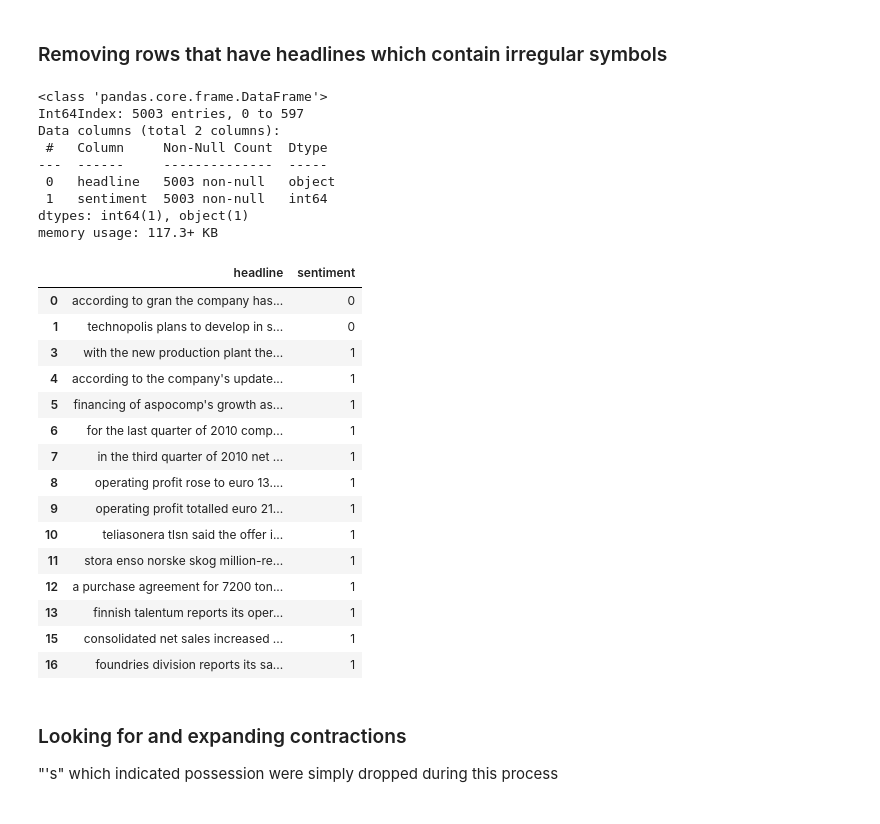
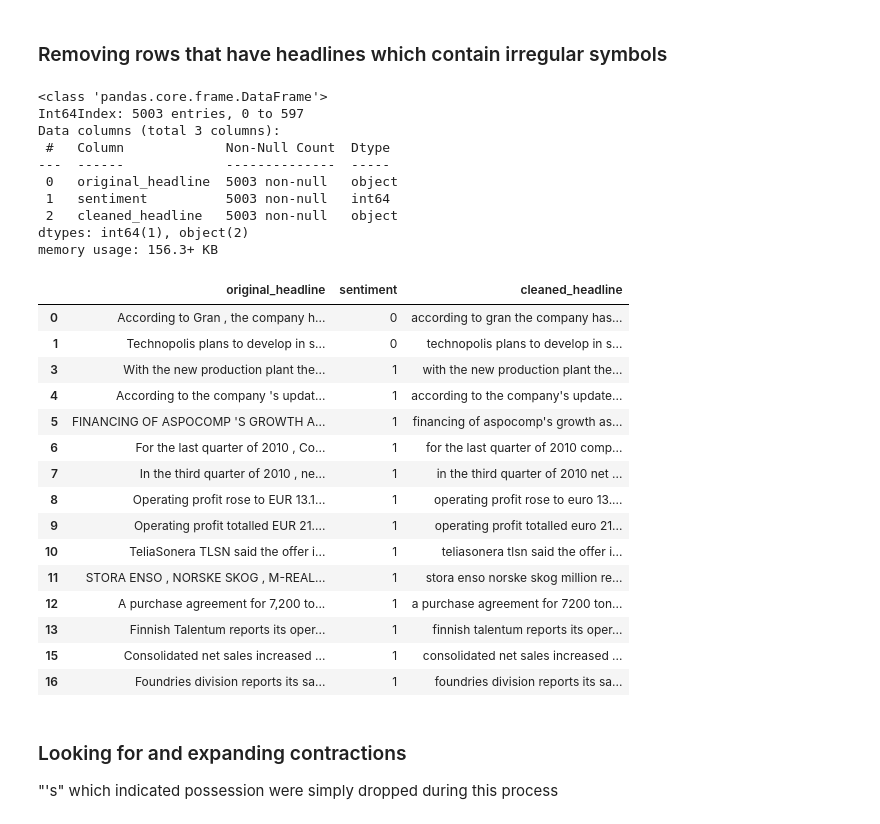
Before and after one commit to arnodunstatter/COSC4337-project, a Jupyter notebook: Financial_Sentiment_Analysis_Project.ipynb, the cells around one changed output. Cells and saved outputs as stored; diff of their text form; code cells hidden in the pictures.

```diff
--- a/Financial_Sentiment_Analysis_Project.ipynb
+++ b/Financial_Sentiment_Analysis_Project.ipynb
@@ -177,10 +177,10 @@ primaryDS.head()
 | 4 | According to the company 's updat... | 1 |
 # %%
 # Arno
-# now we need to standardize the names of the columns - we'll use "headline" and "sentiment"
-primaryDS = primaryDS.rename(columns={"News Headline":"headline","Sentiment":"sentiment"})
-secondaryDS = secondaryDS.rename(columns={"text":"headline"})
-tertiaryDS = tertiaryDS.rename(columns={"title":"headline"})
+# now we need to standardize the names of the columns - we'll use "original_headline" and "sentiment"
+primaryDS = primaryDS.rename(columns={"News Headline":"original_headline","Sentiment":"sentiment"})
+secondaryDS = secondaryDS.rename(columns={"text":"original_headline"})
+tertiaryDS = tertiaryDS.rename(columns={"title":"original_headline"})
 # %%
 # Arno
 primaryDS.head()
@@ -235,7 +235,7 @@ def clean_h(h):
   h = h
 
   h = re.sub(r'\s+', ' ', h) # For extra spaces
-  h = re.sub(r'\s+\-+\s+(\-+\s+)*', ' - ', h) # For extra "-"
+  h = re.sub#(r'\s+\-+\s+(\-+\s+)*', ' - ', h) # For extra "-"
 
   h = re.sub(r'(\d)\s+percent\b', r'\1%', h)
   #h = re.sub(r'(\d+(.\d+)?)\s+(dollar|dollars)\b', r'$\1', h)
@@ -252,62 +252,62 @@ def clean_h(h):
   h = re.sub(r'\beur\s+o\b', 'euro', h)
   h = re.sub(r'\beur\s*([^o])', r'euro \1', h)
   h = re.sub(r'\bmeur\b', 'm euro', h)
   h = re.sub(r'(\d+)(m|mn|mln)', r'\1 \2', h)
   h = re.sub(r'\bm\b|\bmn\b|\bmln\b', 'million', h) # Million abbreviations
   h = re.sub(r'(\d+%?)\s*\-\s*($?\d+)', r'\1–\2', h) # For number ranges (character: en-dash)
-  h = re.sub(r'([a-z]+)\s+\-\s+([a-z]+)', r'\1-\2', h) # For hypens
+  h = re.sub(r'\-', ' ', h) # Remove hypens
   # Parenthesis:
-  h = re.sub(r'\(\s+', "(", h)
-  h = re.sub(r'\s+\)', ")", h)
+  h = re.sub(r'\(\s+', "", h)
+  h = re.sub(r'\s+\)', "", h)
 
   h = re.sub(r'\s+', ' ', h) # For extra spaces
 
   return h
 
-#cleaned_h = []
 already_clean_h = []
-for h in data['headline']: # for each headline
+for h in data['original_headline']: # for each headline
   h = h.lower()
   # ^ indicates not when in [] - if the string contains anything not in our allowable character set replaces it with nothing, then strip spaces from beginning and end
   #cleaned_h.append(re.sub(r'[^a-zA-Z0-9\s,.:\'?!$%&()_-]+', '', h).strip())
   if not bool(re.search('[^a-z0-9\s,.:\'?!$%&()_-]+', h)):
     already_clean_h.append(clean_h(h).strip())
   else:
     already_clean_h.append(None)
 
 #data = data.assign(cleaned = cleaned_h) # the cleaned column contains both the headlines which were clean as-was and the columns which were made clean
-data = data.assign(headline = already_clean_h) # the clean column contains only headlines which were clean as-was
+data = data.assign(cleaned_headline = already_clean_h) # the clean column contains only headlines which were clean as-was
 
 data = data.dropna() # removes missing values
 
 data.info()
 data.head(15)
 # %% [output]
 <class 'pandas.core.frame.DataFrame'>
 Int64Index: 5003 entries, 0 to 597
-Data columns (total 2 columns):
- #   Column     Non-Null Count  Dtype
----  ------     --------------  -----
- 0   headline   5003 non-null   object
- 1   sentiment  5003 non-null   int64
-dtypes: int64(1), object(1)
-memory usage: 117.3+ KB
+Data columns (total 3 columns):
+ #   Column             Non-Null Count  Dtype
+---  ------             --------------  -----
+ 0   original_headline  5003 non-null   object
+ 1   sentiment          5003 non-null   int64
+ 2   cleaned_headline   5003 non-null   object
+dtypes: int64(1), object(2)
+memory usage: 156.3+ KB
-|  | headline | sentiment |
-| 0 | according to gran the company has... | 0 |
-| 1 | technopolis plans to develop in s... | 0 |
-| 3 | with the new production plant the... | 1 |
-| 4 | according to the company's update... | 1 |
-| 5 | financing of aspocomp's growth as... | 1 |
-| 6 | for the last quarter of 2010 comp... | 1 |
-| 7 | in the third quarter of 2010 net ... | 1 |
-| 8 | operating profit rose to euro 13.... | 1 |
-| 9 | operating profit totalled euro 21... | 1 |
-| 10 | teliasonera tlsn said the offer i... | 1 |
-| 11 | stora enso norske skog million-re... | 1 |
-| 12 | a purchase agreement for 7200 ton... | 1 |
-| 13 | finnish talentum reports its oper... | 1 |
-| 15 | consolidated net sales increased ... | 1 |
-| 16 | foundries division reports its sa... | 1 |
+|  | original_headline | sentiment | cleaned_headline |
+| 0 | According to Gran , the company h... | 0 | according to gran the company has... |
+| 1 | Technopolis plans to develop in s... | 0 | technopolis plans to develop in s... |
+| 3 | With the new production plant the... | 1 | with the new production plant the... |
+| 4 | According to the company 's updat... | 1 | according to the company's update... |
+| 5 | FINANCING OF ASPOCOMP 'S GROWTH A... | 1 | financing of aspocomp's growth as... |
+| 6 | For the last quarter of 2010 , Co... | 1 | for the last quarter of 2010 comp... |
+| 7 | In the third quarter of 2010 , ne... | 1 | in the third quarter of 2010 net ... |
+| 8 | Operating profit rose to EUR 13.1... | 1 | operating profit rose to euro 13.... |
+| 9 | Operating profit totalled EUR 21.... | 1 | operating profit totalled euro 21... |
+| 10 | TeliaSonera TLSN said the offer i... | 1 | teliasonera tlsn said the offer i... |
+| 11 | STORA ENSO , NORSKE SKOG , M-REAL... | 1 | stora enso norske skog million re... |
+| 12 | A purchase agreement for 7,200 to... | 1 | a purchase agreement for 7200 ton... |
+| 13 | Finnish Talentum reports its oper... | 1 | finnish talentum reports its oper... |
+| 15 | Consolidated net sales increased ... | 1 | consolidated net sales increased ... |
+| 16 | Foundries division reports its sa... | 1 | foundries division reports its sa... |
 # %% [markdown]
 ### Looking for and expanding contractions
 "'s" which indicated possession were simply dropped during this process
```
Also changed, not shown: parts of 18 cells of this notebook.
